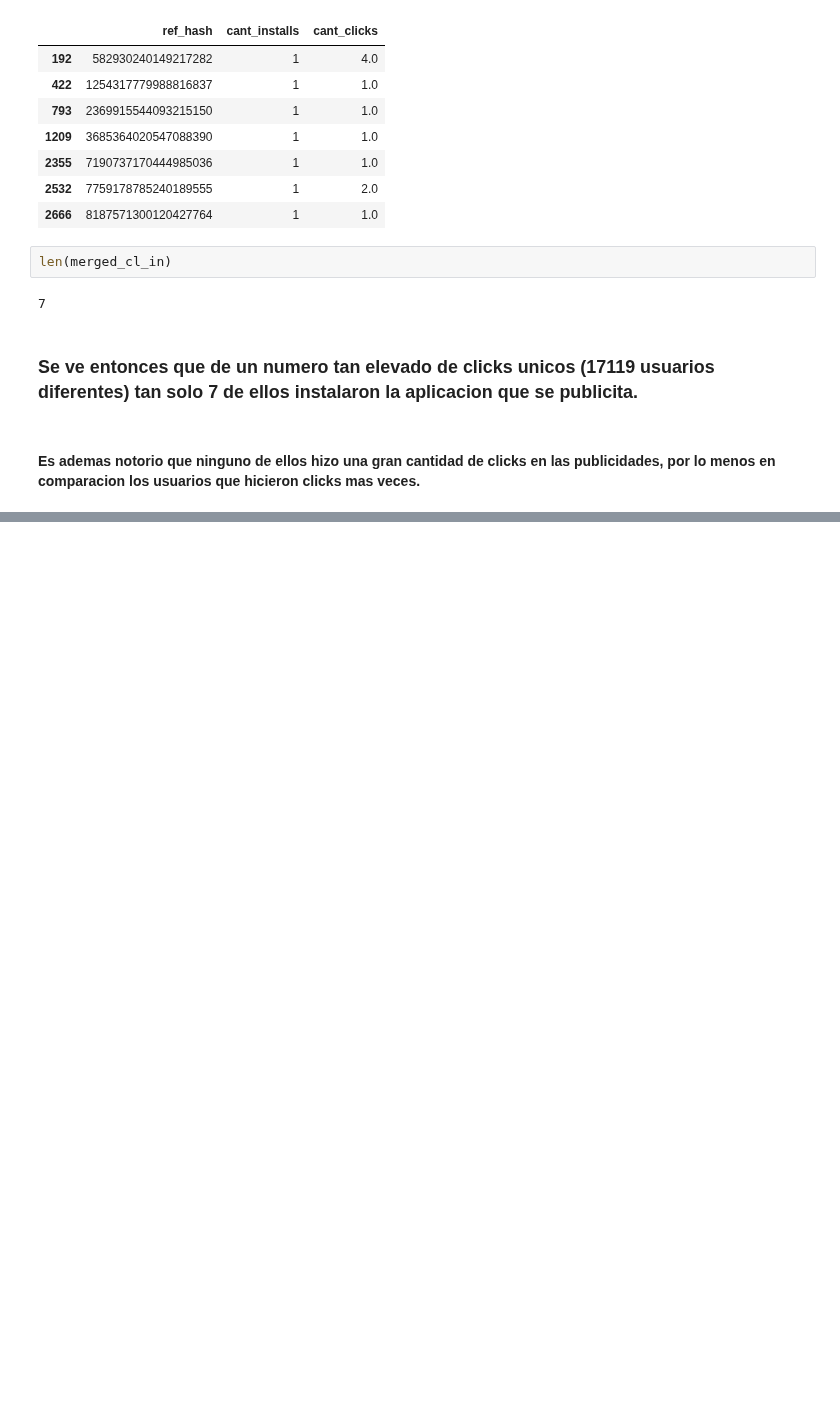
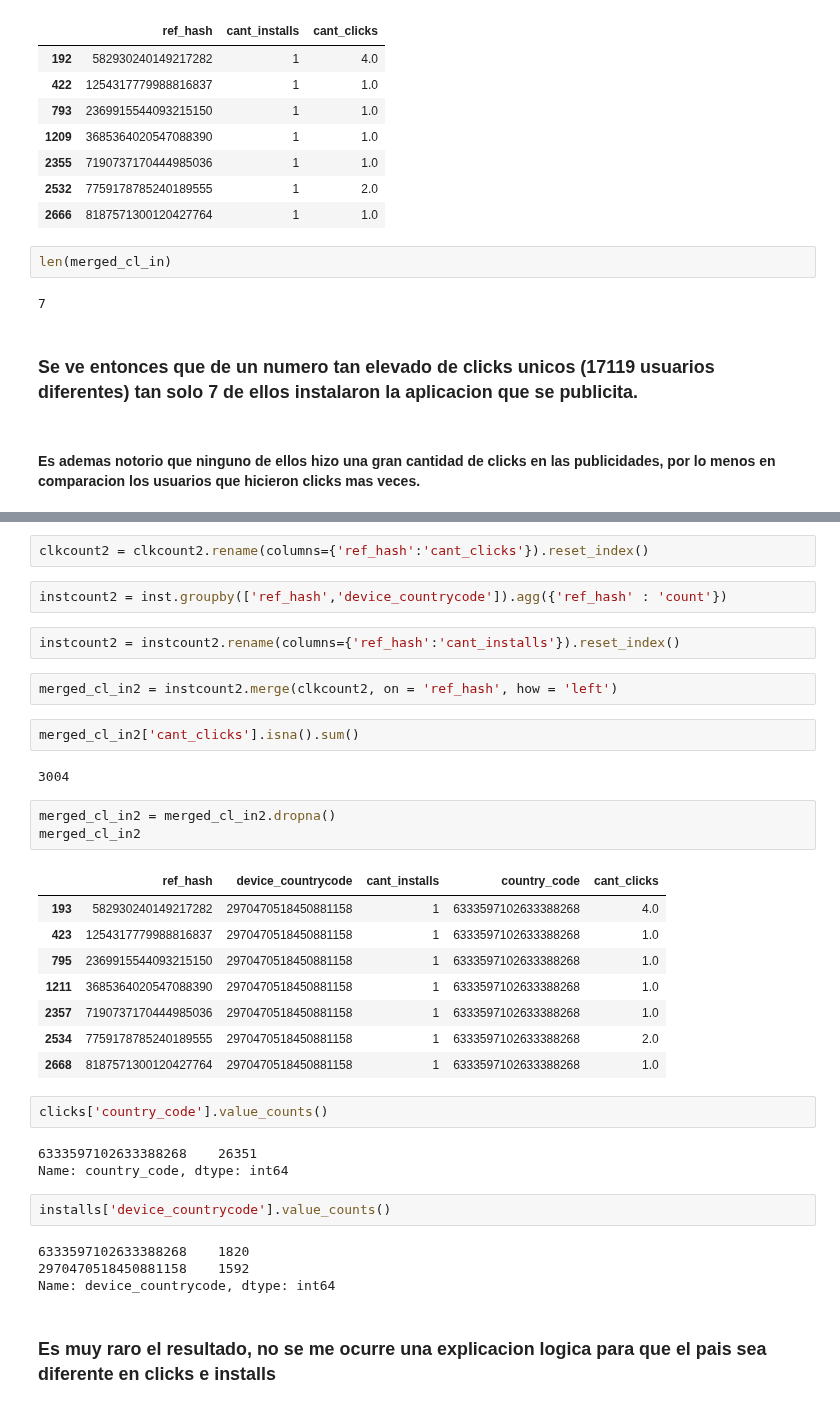
Before and after one commit to sberoch/Datos, a Jupyter notebook: merged.ipynb, the cells around one changed output, grey strips where cells are left out. Saved outputs shown, nothing was run; the diff lists cells and outputs as text; blank space fills up the shorter version.

```diff
--- a/merged.ipynb
+++ b/merged.ipynb
@@ -225,0 +230,37 @@ len(merged_cl_in)
+# %%
+clkcount2 = clkcount2.rename(columns={'ref_hash':'cant_clicks'}).reset_index()
+# %%
+instcount2 = inst.groupby(['ref_hash','device_countrycode']).agg({'ref_hash' : 'count'})
+# %%
+instcount2 = instcount2.rename(columns={'ref_hash':'cant_installs'}).reset_index()
+# %%
+merged_cl_in2 = instcount2.merge(clkcount2, on = 'ref_hash', how = 'left')
+# %%
+merged_cl_in2['cant_clicks'].isna().sum()
+# %% [output]
+3004
+# %%
+merged_cl_in2 = merged_cl_in2.dropna()
+merged_cl_in2
+# %% [output]
+|  | ref_hash | device_countrycode | cant_installs | country_code | cant_clicks |
+| 193 | 582930240149217282 | 2970470518450881158 | 1 | 6333597102633388268 | 4.0 |
+| 423 | 1254317779988816837 | 2970470518450881158 | 1 | 6333597102633388268 | 1.0 |
+| 795 | 2369915544093215150 | 2970470518450881158 | 1 | 6333597102633388268 | 1.0 |
+| 1211 | 3685364020547088390 | 2970470518450881158 | 1 | 6333597102633388268 | 1.0 |
+| 2357 | 7190737170444985036 | 2970470518450881158 | 1 | 6333597102633388268 | 1.0 |
+| 2534 | 7759178785240189555 | 2970470518450881158 | 1 | 6333597102633388268 | 2.0 |
+| 2668 | 8187571300120427764 | 2970470518450881158 | 1 | 6333597102633388268 | 1.0 |
+# %%
+clicks['country_code'].value_counts()
+# %% [output]
+6333597102633388268    26351
+Name: country_code, dtype: int64
+# %%
+installs['device_countrycode'].value_counts()
+# %% [output]
+6333597102633388268    1820
+2970470518450881158    1592
+Name: device_countrycode, dtype: int64
+# %% [markdown]
+### Es muy raro el resultado, no se me ocurre una explicacion logica para que el pais sea diferente en clicks e installs
```
Also changed, not shown: parts of 3 cells of this notebook.
